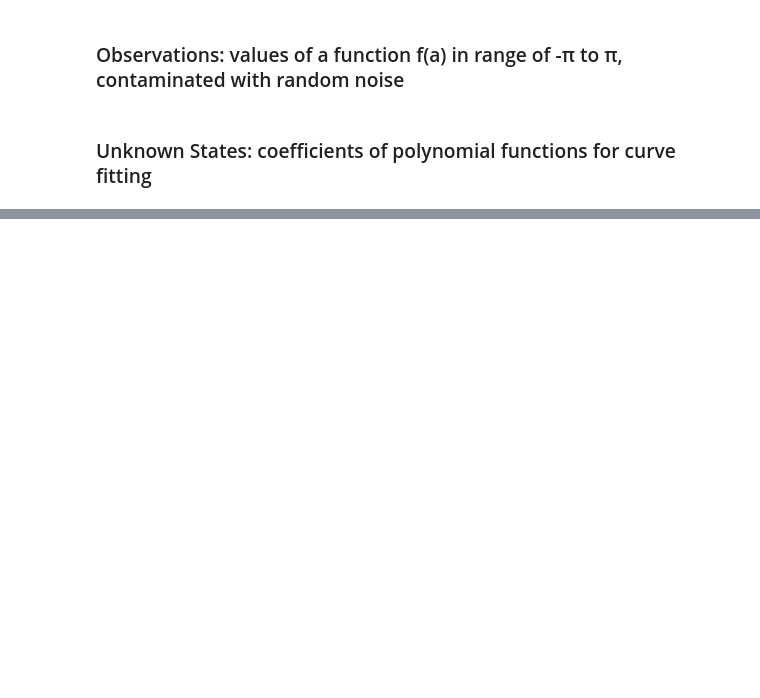
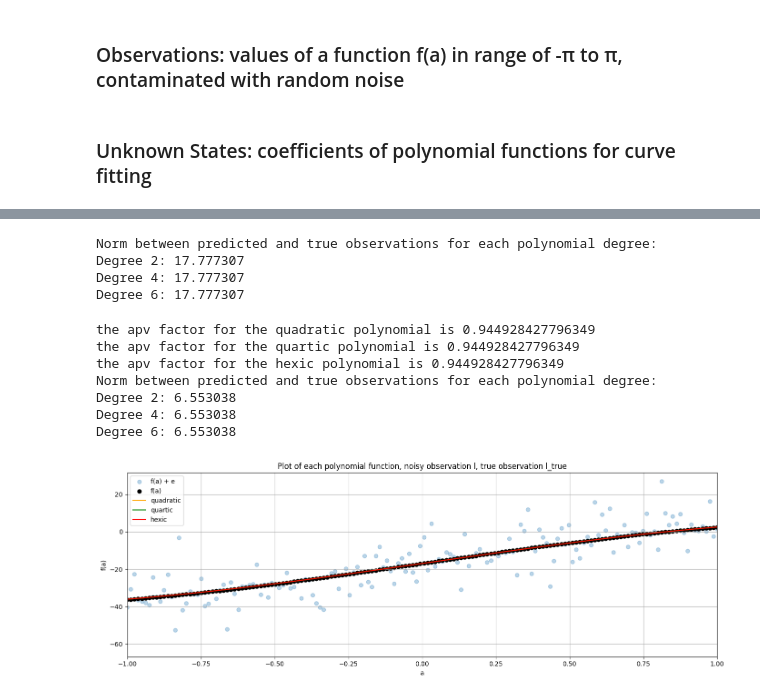
Before and after one commit to karafitzgerald/ENGG680_2025_Fall, a Jupyter notebook: Lab_Assignment1/StudentGradeManagement.ipynb, the cells around one changed output, grey strips where cells are left out. Saved outputs shown, nothing was run; the diff lists cells and outputs as text; code cells hidden in the pictures; blank space fills up the shorter version.

```diff
--- a/Lab_Assignment1/StudentGradeManagement.ipynb
+++ b/Lab_Assignment1/StudentGradeManagement.ipynb
@@ -752,7 +802,22 @@ fig.tight_layout()
 # step 10
 # compute and print the norm between the predicted observations (output from each polynomial function) and the true observations
 # (3 marks)
-# ...
+degrees = [2, 4, 6]
+norm_values = {}
+for deg in degrees:
+  predicted_observations = np.polyval(x, a)
+  norm_difference = np.linalg.norm(predicted_observations - l_true)
+  norm_values[deg] = norm_difference
+
+print("Norm between predicted and true observations for each polynomial degree:")
+
+for deg, norm_val in norm_values.items():
+  print(f"Degree {deg}: {norm_val:.6f}")
+# %% [output]
+Norm between predicted and true observations for each polynomial degree:
+Degree 2: 17.777307
+Degree 4: 17.777307
+Degree 6: 17.777307
 # %%
 # step 11
 # comment on the results of a posterier variance factor and norm, what pattern do you observe
@@ -763,12 +830,68 @@ fig.tight_layout()
 # now, let's define the P matrix with the proper weights of observation
 # use the variance of observation l_var, define P matrix
 # (1 mark)
-P = #...
+P = np.identity(len(l))/l_var
 # %%
 # step 13
 # repeat the steps 6-10, using the proper P matrix
 # (7 marks)
-# ...
+
+degrees = [2, 4, 6]
+for deg in degrees:
+    x, cov_x, apv, v = fit_polynomial_curve(a, l, P, deg)
+#
+deg = [2]
+quadratic_uw = np.polyval(x, a)
+deg = [4]
+quartic_uw = np.polyval(x, a)
+deg = [6]
+hexic_uw = np.polyval(x, a)
+#
+fig, ax = plt.subplots(nrows=1, ncols=1, figsize=(14, 5))
+plt.scatter(a, l, color='tab:blue', marker='o', alpha=0.3, label='f(a) + e')
+plt.scatter(a, l_true, color='k', label='f(a)')
+plt.plot(a, quadratic_uw, color='orange', label='quadratic')
+plt.plot(a, quartic_uw, color='green', label='quartic')
+plt.plot(a, hexic_uw, color='red', label='hexic')
+plt.legend()
+plt.xlabel('a')
+plt.ylabel('f(a)')
+plt.title('Plot of each polynomial function, noisy observation l, true observation l_true')
+plt.xlim(-1,1)
+
+ax.grid(True, which='both',ls='-',color='0.65')
+
+fig.tight_layout()
+#
+deg = [2]
+print (f"the apv factor for the quadratic polynomial is", apv)
+
+deg = [4]
+print (f"the apv factor for the quartic polynomial is", apv)
+
+deg = [6]
+print (f"the apv factor for the hexic polynomial is", apv)
+#
+degrees = [2, 4, 6]
+norm_values = {}
+for deg in degrees:
+  predicted_observations = np.polyval(x, a)
+  norm_difference = np.linalg.norm(predicted_observations - l_true)
+  norm_values[deg] = norm_difference
+
+print("Norm between predicted and true observations for each polynomial degree:")
+
+for deg, norm_val in norm_values.items():
+  print(f"Degree {deg}: {norm_val:.6f}")
+# %% [output]
+the apv factor for the quadratic polynomial is 0.944928427796349
+the apv factor for the quartic polynomial is 0.944928427796349
+the apv factor for the hexic polynomial is 0.944928427796349
+Norm between predicted and true observations for each polynomial degree:
+Degree 2: 6.553038
+Degree 4: 6.553038
+Degree 6: 6.553038
+[figure, added]
 # %%
 # step 14
 # Compare the results of a posterier variance factor and norm from unweighted LSE and weighted LSE, what phenomena do you observe? Explain this phenomena.
```
Also changed, not shown: parts of 13 cells of this notebook.
